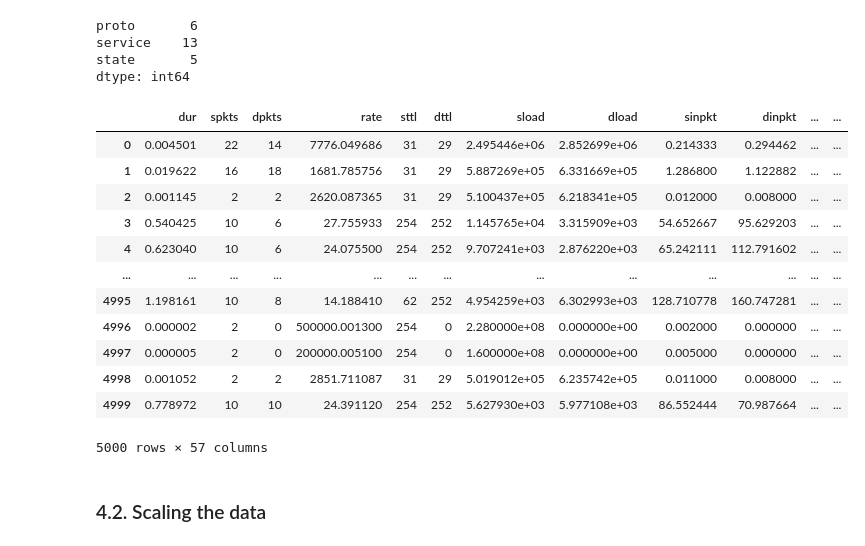
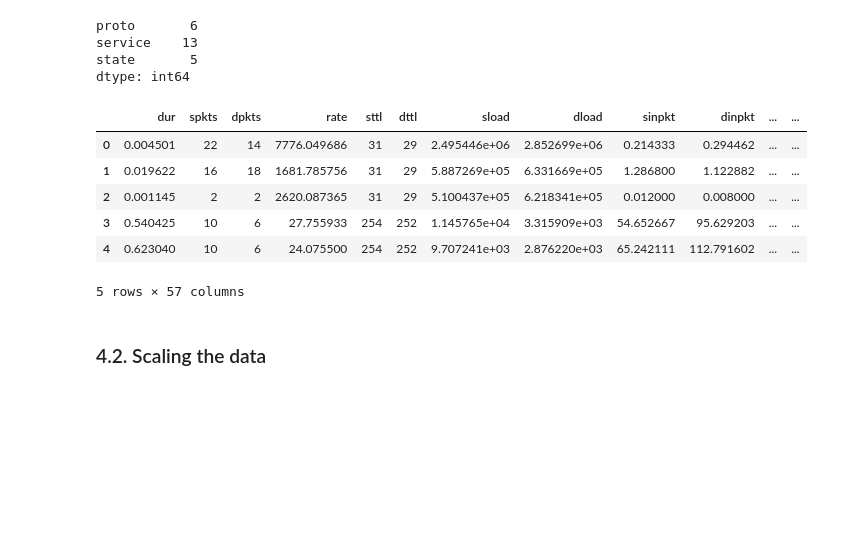
Before and after one commit to tarekmulla/cyber-conf-melb-2024, a Jupyter notebook: NIDS.ipynb, the cells around one changed output. Cells and saved outputs as stored; diff of their text form; code cells hidden in the pictures; blank space fills up the shorter version.

```diff
--- a/NIDS.ipynb
+++ b/NIDS.ipynb
@@ -49,13 +49,13 @@ df.duplicated().sum()
 # %% [output]
 0
 # %%
-df.drop(["id"], axis=1,inplace=True)
+df.drop(columns=['id'], inplace=True)
 # %%
 df.duplicated().sum()
 # %% [output]
 26387
 # %%
-df.drop_duplicates(keep='first', inplace = True)
+df.drop_duplicates(inplace=True)
 # %%
 df = df.sample(5000, random_state=RANDOM_STATE)
 df.reset_index(inplace=True)
@@ -209,6 +212,6 @@ plt.show()
 # %% [output]
 [figure]
 # %%
-df.drop(["attack_cat"], axis=1, inplace=True)
+df.drop(columns='attack_cat', inplace=True)
 # %%
 import seaborn as sns
@@ -262,30 +257,23 @@ dtype: int64
 # %%
 from sklearn.preprocessing import OneHotEncoder
 nominal_data = df[nominal_features]
 oh_encoder = OneHotEncoder(handle_unknown='ignore', drop='if_binary')
-oh_encoder.fit(nominal_data)
 
-ohe_df = pd.DataFrame(oh_encoder.transform(nominal_data).toarray())
+ohe_df = pd.DataFrame(oh_encoder.fit_transform(nominal_data).toarray())
 ohe_df.columns = oh_encoder.get_feature_names_out()
 
 
 df = df.join(ohe_df)
-df.drop(nominal_features, axis=1, inplace=True)
-df
+df.drop(columns=nominal_features, inplace=True)
+df.head()
 # %% [output]
 |  | dur | spkts | dpkts | rate | sttl | dttl | sload | dload | sinpkt | dinpkt | ... | ... |
 | 0 | 0.004501 | 22 | 14 | 7776.049686 | 31 | 29 | 2.495446e+06 | 2.852699e+06 | 0.214333 | 0.294462 | ... | ... |
 | 1 | 0.019622 | 16 | 18 | 1681.785756 | 31 | 29 | 5.887269e+05 | 6.331669e+05 | 1.286800 | 1.122882 | ... | ... |
 | 2 | 0.001145 | 2 | 2 | 2620.087365 | 31 | 29 | 5.100437e+05 | 6.218341e+05 | 0.012000 | 0.008000 | ... | ... |
 | 3 | 0.540425 | 10 | 6 | 27.755933 | 254 | 252 | 1.145765e+04 | 3.315909e+03 | 54.652667 | 95.629203 | ... | ... |
 | 4 | 0.623040 | 10 | 6 | 24.075500 | 254 | 252 | 9.707241e+03 | 2.876220e+03 | 65.242111 | 112.791602 | ... | ... |
-| ... | ... | ... | ... | ... | ... | ... | ... | ... | ... | ... | ... | ... |
-| 4995 | 1.198161 | 10 | 8 | 14.188410 | 62 | 252 | 4.954259e+03 | 6.302993e+03 | 128.710778 | 160.747281 | ... | ... |
-| 4996 | 0.000002 | 2 | 0 | 500000.001300 | 254 | 0 | 2.280000e+08 | 0.000000e+00 | 0.002000 | 0.000000 | ... | ... |
-| 4997 | 0.000005 | 2 | 0 | 200000.005100 | 254 | 0 | 1.600000e+08 | 0.000000e+00 | 0.005000 | 0.000000 | ... | ... |
-| 4998 | 0.001052 | 2 | 2 | 2851.711087 | 31 | 29 | 5.019012e+05 | 6.235742e+05 | 0.011000 | 0.008000 | ... | ... |
-| 4999 | 0.778972 | 10 | 10 | 24.391120 | 254 | 252 | 5.627930e+03 | 5.977108e+03 | 86.552444 | 70.987664 | ... | ... |
-5000 rows × 57 columns
+5 rows × 57 columns
 # %% [markdown]
 ### 4.2. Scaling the data
 # %%
```
Also changed, not shown: parts of 20 cells of this notebook, 3 other files.
